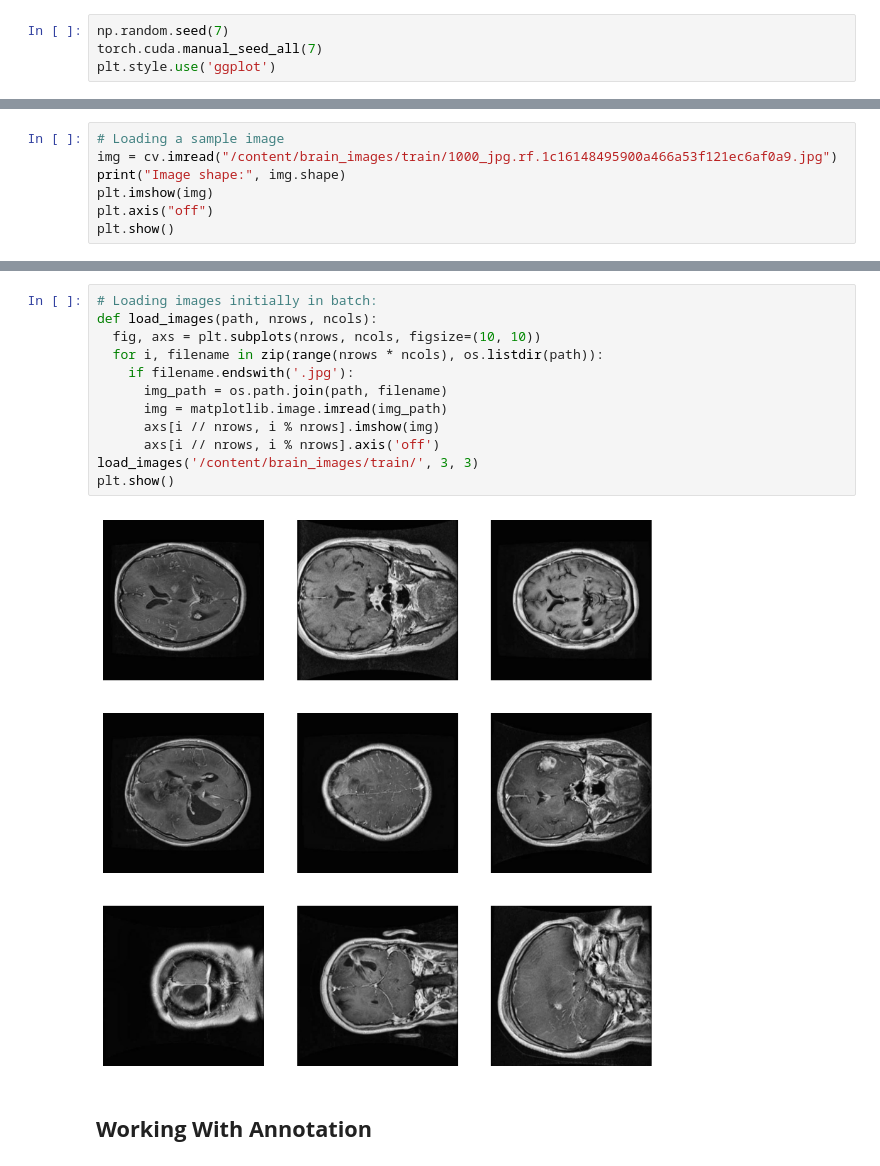
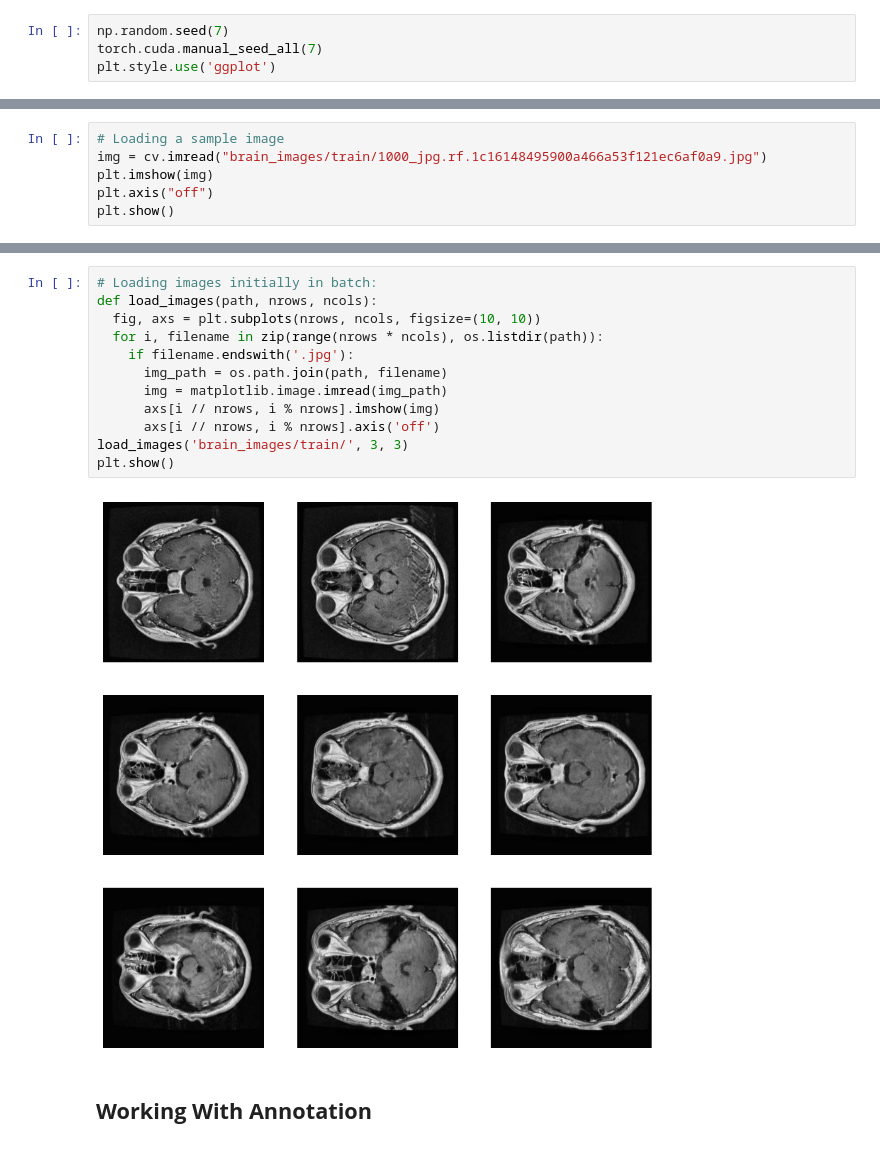
Before and after one commit to imkhoibui/brain-tumor-classification, a Jupyter notebook: Brain_Tumor.ipynb, the cells around one changed output, grey strips where cells are left out. Drawn from its saved outputs; the diff is of its cells as text.

```diff
--- a/Brain_Tumor.ipynb
+++ b/Brain_Tumor.ipynb
@@ -61,7 +51,6 @@ Successfully installed efficientnet_pytorch-0.7.1
 # %%
 # Loading a sample image
-img = cv.imread("/content/brain_images/train/1000_jpg.rf.1c16148495900a466a53f121ec6af0a9.jpg")
-print("Image shape:", img.shape)
+img = cv.imread("brain_images/train/1000_jpg.rf.1c16148495900a466a53f121ec6af0a9.jpg")
 plt.imshow(img)
 plt.axis("off")
 plt.show()
@@ -71,17 +59,17 @@ Image shape: (640, 640, 3)
 # %%
 # Loading images initially in batch:
 def load_images(path, nrows, ncols):
   fig, axs = plt.subplots(nrows, ncols, figsize=(10, 10))
   for i, filename in zip(range(nrows * ncols), os.listdir(path)):
     if filename.endswith('.jpg'):
       img_path = os.path.join(path, filename)
       img = matplotlib.image.imread(img_path)
       axs[i // nrows, i % nrows].imshow(img)
       axs[i // nrows, i % nrows].axis('off')
-load_images('/content/brain_images/train/', 3, 3)
+load_images('brain_images/train/', 3, 3)
 plt.show()
 # %% [output]
-[figure, old version]
+[figure, new version]
 # %% [markdown]
 ## **Working With Annotation**
 # %%
```
Also changed, not shown: parts of 22 cells of this notebook, 1 other file.
